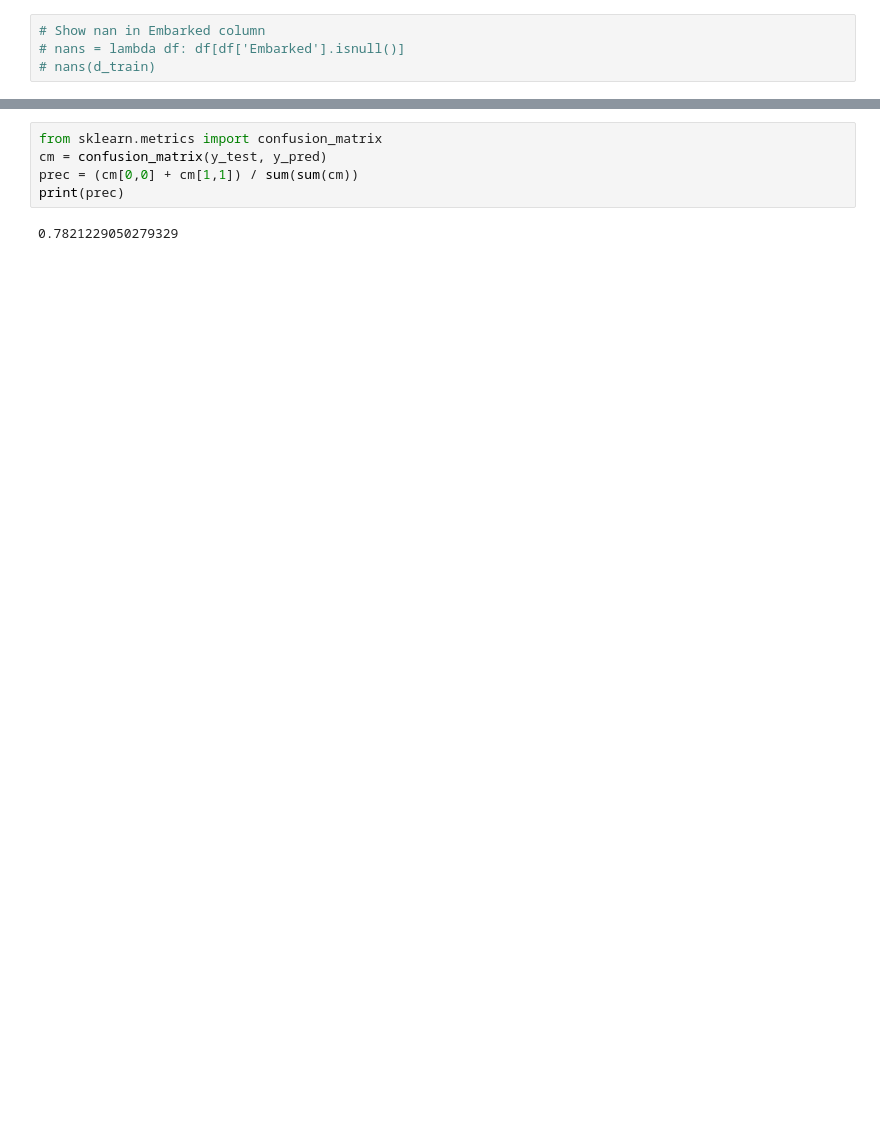
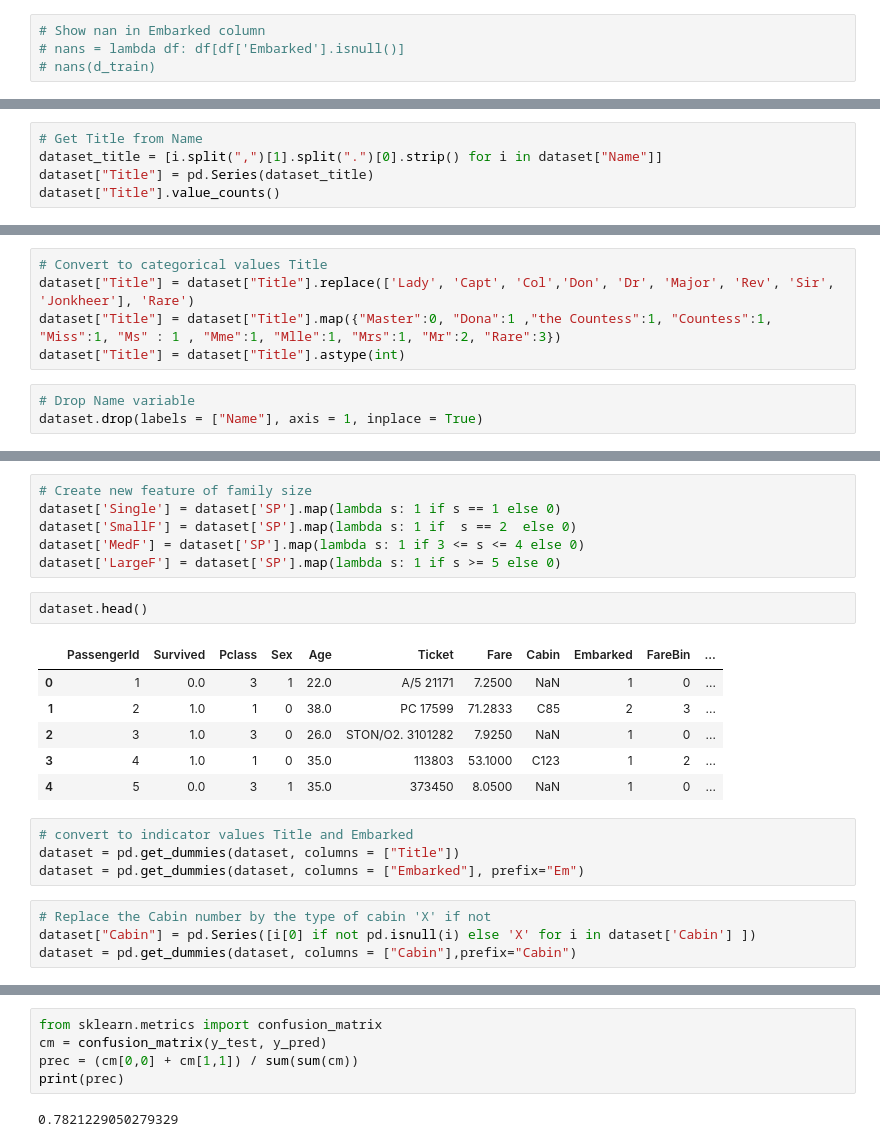
Before and after one commit to krigaree/KaggleCompetitions, a Jupyter notebook: titanic/titanic.ipynb, the cells around one changed output, grey strips where cells are left out. Saved outputs shown, nothing was run; the diff lists cells and outputs as text; blank space fills up the shorter version.

```diff
--- a/titanic/titanic.ipynb
+++ b/titanic/titanic.ipynb
@@ -343,0 +238,5 @@ X_train, X_test, y_train, y_test = train_test_split(X, y, test_size=0.2, random_
+# %%
+# Get Title from Name
+dataset_title = [i.split(",")[1].split(".")[0].strip() for i in dataset["Name"]]
+dataset["Title"] = pd.Series(dataset_title)
+dataset["Title"].value_counts()
@@ -343,0 +263,8 @@ X_train, X_test, y_train, y_test = train_test_split(X, y, test_size=0.2, random_
+# %%
+# Convert to categorical values Title
+dataset["Title"] = dataset["Title"].replace(['Lady', 'Capt', 'Col','Don', 'Dr', 'Major', 'Rev', 'Sir', 'Jonkheer'], 'Rare')
+dataset["Title"] = dataset["Title"].map({"Master":0, "Dona":1 ,"the Countess":1, "Countess":1, "Miss":1, "Ms" : 1 , "Mme":1, "Mlle":1, "Mrs":1, "Mr":2, "Rare":3})
+dataset["Title"] = dataset["Title"].astype(int)
+# %%
+# Drop Name variable
+dataset.drop(labels = ["Name"], axis = 1, inplace = True)
@@ -343,0 +293,23 @@ X_train, X_test, y_train, y_test = train_test_split(X, y, test_size=0.2, random_
+# %%
+# Create new feature of family size
+dataset['Single'] = dataset['SP'].map(lambda s: 1 if s == 1 else 0)
+dataset['SmallF'] = dataset['SP'].map(lambda s: 1 if  s == 2  else 0)
+dataset['MedF'] = dataset['SP'].map(lambda s: 1 if 3 <= s <= 4 else 0)
+dataset['LargeF'] = dataset['SP'].map(lambda s: 1 if s >= 5 else 0)
+# %%
+dataset.head()
+# %% [output]
+|  | PassengerId | Survived | Pclass | Sex | Age | Ticket | Fare | Cabin | Embarked | FareBin | ... |
+| 0 | 1 | 0.0 | 3 | 1 | 22.0 | A/5 21171 | 7.2500 | NaN | 1 | 0 | ... |
+| 1 | 2 | 1.0 | 1 | 0 | 38.0 | PC 17599 | 71.2833 | C85 | 2 | 3 | ... |
+| 2 | 3 | 1.0 | 3 | 0 | 26.0 | STON/O2. 3101282 | 7.9250 | NaN | 1 | 0 | ... |
+| 3 | 4 | 1.0 | 1 | 0 | 35.0 | 113803 | 53.1000 | C123 | 1 | 2 | ... |
+| 4 | 5 | 0.0 | 3 | 1 | 35.0 | 373450 | 8.0500 | NaN | 1 | 0 | ... |
+# %%
+# convert to indicator values Title and Embarked
+dataset = pd.get_dummies(dataset, columns = ["Title"])
+dataset = pd.get_dummies(dataset, columns = ["Embarked"], prefix="Em")
+# %%
+# Replace the Cabin number by the type of cabin 'X' if not
+dataset["Cabin"] = pd.Series([i[0] if not pd.isnull(i) else 'X' for i in dataset['Cabin'] ])
+dataset = pd.get_dummies(dataset, columns = ["Cabin"],prefix="Cabin")
```
Also changed, not shown: parts of 70 cells of this notebook, 3 other files.
